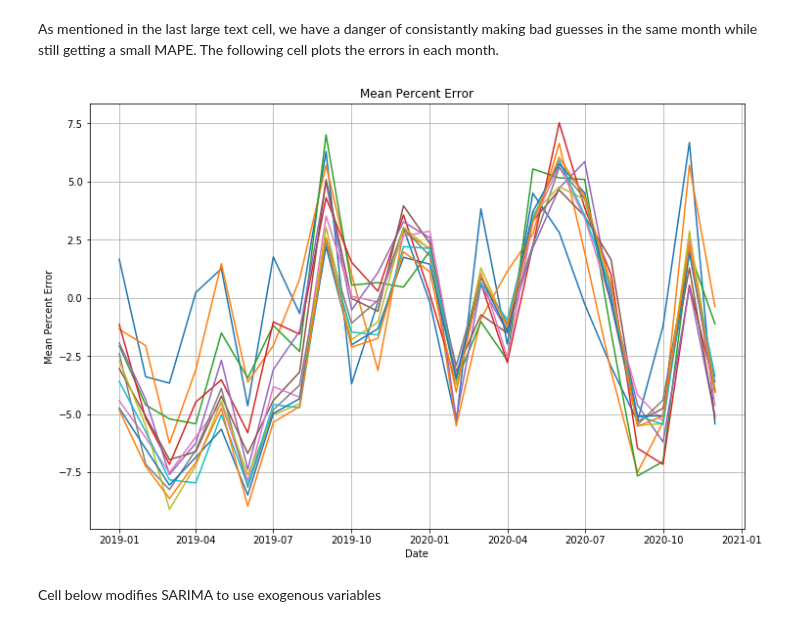
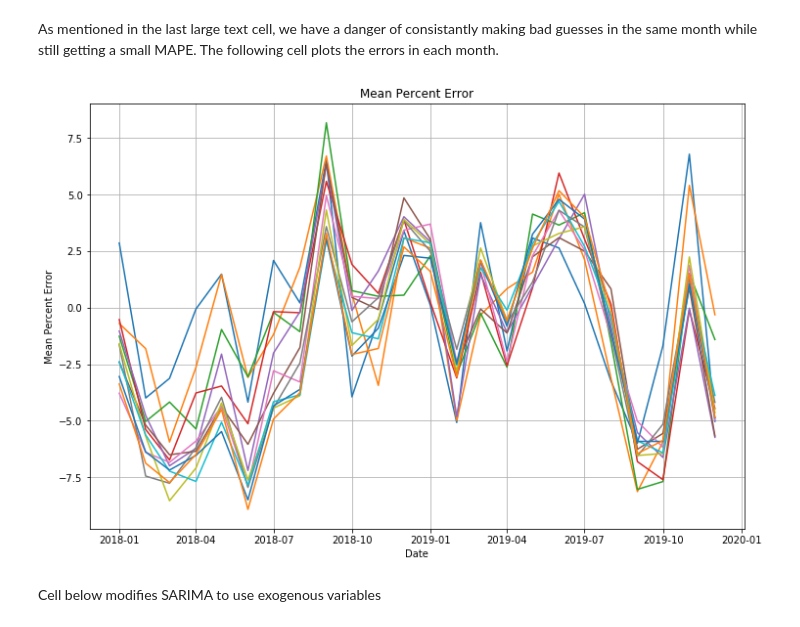
Before and after one commit to cameronthieme/IMAbootcamp2021, a Jupyter notebook: python_time_series/brazil_energy.ipynb, the cells around one changed output. Saved outputs shown, nothing was run; the diff lists cells and outputs as text; code cells hidden in the pictures.

```diff
--- a/python_time_series/brazil_energy.ipynb
+++ b/python_time_series/brazil_energy.ipynb
@@ -113,10 +116,20 @@ dam_data = dam_data.drop(['date'], axis = 1)
 df = pd.merge(df,dam_data, on = ['date'])
 
 
+# influent flow not aggregated
+dam_data2 = pd.read_csv("./Mean_Influent_Flow_per_Important_Dam.csv")
+dam_data2['date'] = pd.to_datetime(dam_data2['date'],format = '%Y-%m-%d')
+# dropping columns with many empty data
+dam_data2.drop(axis=1, columns='BATALHA', inplace=True, errors='raise')
+dam_data2.drop(axis=1, columns='SERRA DO FACAO', inplace=True, errors='raise')
+dam_data2.drop(index = 167, axis = 0, inplace = True)
+df = pd.merge(df,dam_data2, on = ['date'])
+
+
 print(pd.date_range(start="2000-06-01", end="2019-12-01", freq = 'MS').difference(df['date']))
 df.head()
 
-df.info()
+# df.info()
 
 # removing the drought
 # df = df[df['date'] >= '2002-01-01']
@@ -184,10 +191,16 @@ df_param_selector = df.iloc[:-(cross_splits+tot_months),:].copy()
 
 # choose exogenous variables for parameter selection:
 # x_param_sel = None
-x_param_sel = df_param_selector['Total_accumulate']
+# x_param_sel = df_param_selector['Total_accumulate']
 # x_param_sel = df_param_selector['influent_flow']
 # x_param_sel = df_param_selector['maximum_demand']
 # x_param_sel = df_param_selector[['maximum_demand','influent_flow']]
+x_param_sel = df_param_selector[['BARRA BONITA',
+       'CHAVANTES', 'COMPLEXO ILHA SOLTEIRA', 'EMBORCACAO', 'FURNAS', 'ITAIPU',
+       'ITUMBIARA (FURNAS)', 'MAL. MASCARENHAS DE MORAES', 'MARIMBONDO',
+       'NOVA PONTE', 'PARAIBUNA', 'SAO SIMAO (CEMIG)',
+       'SEN. JOSE ERMIRIO DE MORAES', 'SERRA DA MESA', 'TRES IRMAOS',
+       'TRES MARIAS']]
 # %%
 # difference function
 def difference_fct(timeseries):
@@ -498,28 +516,28 @@ plt.show()
 # %% [markdown]
 As mentioned in the last large text cell, we have a danger of consistantly making bad guesses in the same month while still getting a small MAPE.  The following cell plots the errors in each month.
 # %%
-date_list = pd.date_range(start="2019-01-01", end="2020-12-01", freq = 'MS')
+date_list = pd.date_range(start="2018-01-01", end="2019-12-01", freq = 'MS')
 # date_list = list(range(cross_splits))
 
 for n in range(0,tot_months):
     plt.plot(date_list, list(CVerr_list[n])) #the label won't work, I have no idea why
 
 plt.title('Mean Percent Error')
 plt.ylabel('Mean Percent Error');
 plt.xlabel('Date');
 
 plt.savefig('error_plot.png')
 
 
 # grid_bot = range(1, 10)
 # plt.plot(grid_bot, [xi*1 for xi in grid_bot])
 # plt.plot(grid_bot, [xi*2 for xi in grid_bot])
 # plt.plot(grid_bot, [xi*3 for xi in grid_bot])
 
 plt.grid(b = True)
 plt.show()
 # %% [output]
-[figure, old version]
+[figure, new version]
 # %%
 for n in range(tot_months):
     print(CVerr_list[n])
```
Also changed, not shown: parts of 9 cells of this notebook, 3 other files.
